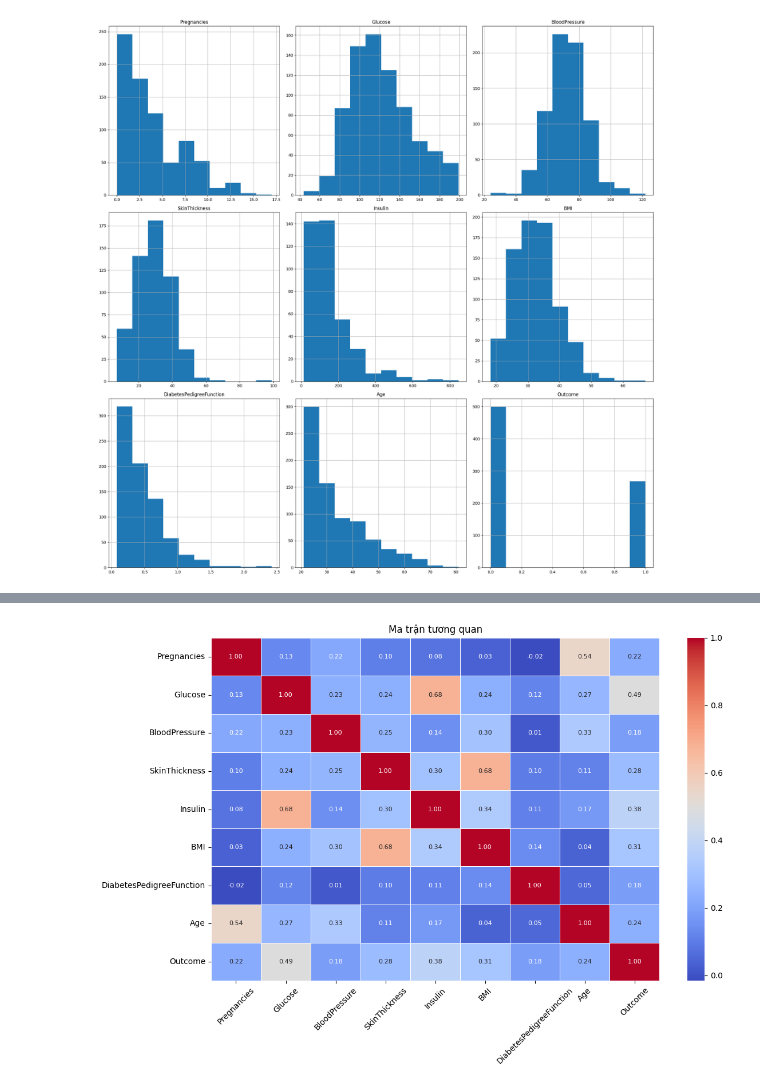
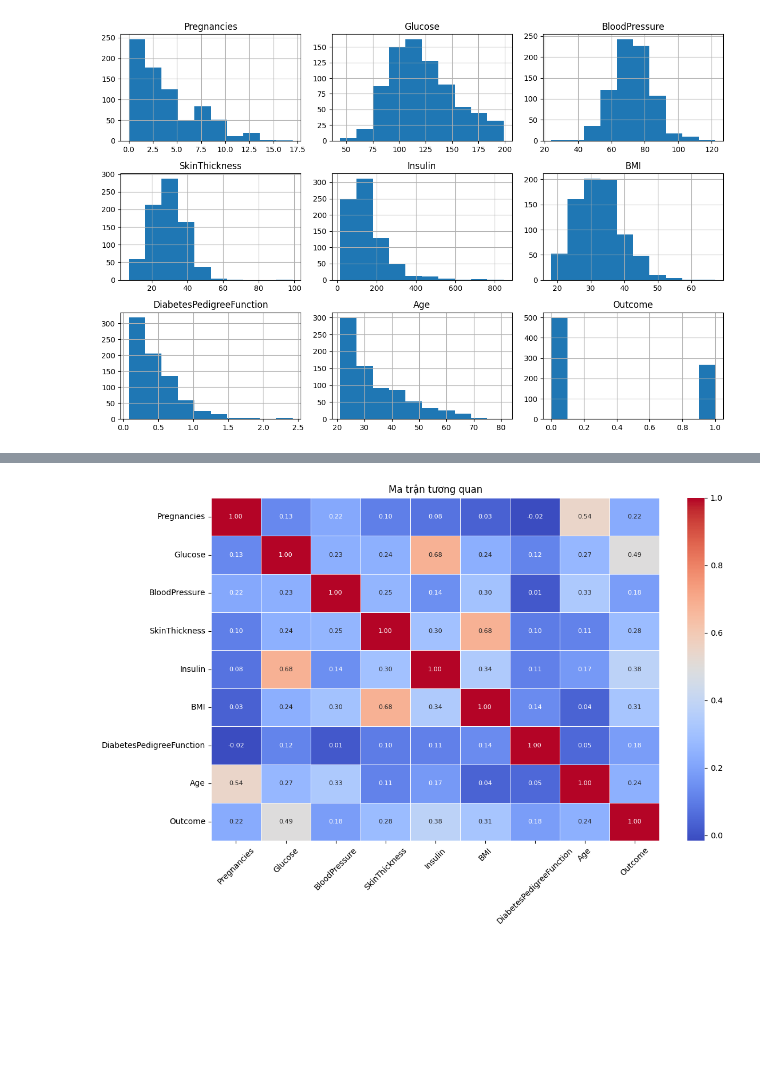
Before and after one commit to tranquochuy061204/pima_indian_diabetes, a Jupyter notebook: app/indian_diabetes.ipynb, the cells around one changed output, grey strips where cells are left out. Saved outputs shown, nothing was run; the diff lists cells and outputs as text; code cells hidden in the pictures; blank space fills up the shorter version.

```diff
--- a/app/indian_diabetes.ipynb
+++ b/app/indian_diabetes.ipynb
@@ -41,14 +72,12 @@ clean_data_zeros = data.copy()
 
 zero_cols = ['Glucose', 'BloodPressure', 'SkinThickness', 'Insulin', 'BMI']
 clean_data_zeros[zero_cols] = clean_data_zeros[zero_cols].replace(0, np.nan)
-# %%
-clean_data_zeros.hist(figsize = (20,20))
-plt.tight_layout()
-# %% [output]
-[figure, removed]
 # %%
-clean_data_zeros_median = clean_data_zeros.copy()
-clean_data_zeros_median[zero_cols] = clean_data_zeros[zero_cols].fillna(clean_data_zeros[zero_cols].median())
 
 imputer = KNNImputer(n_neighbors=5)
 clean_data_zeros[zero_cols] = imputer.fit_transform(clean_data_zeros[zero_cols])
+
+clean_data_zeros.hist(figsize = (12,8))
+plt.tight_layout()
+# %% [output]
+[figure, added]
```
Also changed, not shown: parts of 13 cells of this notebook, 2 other files.
